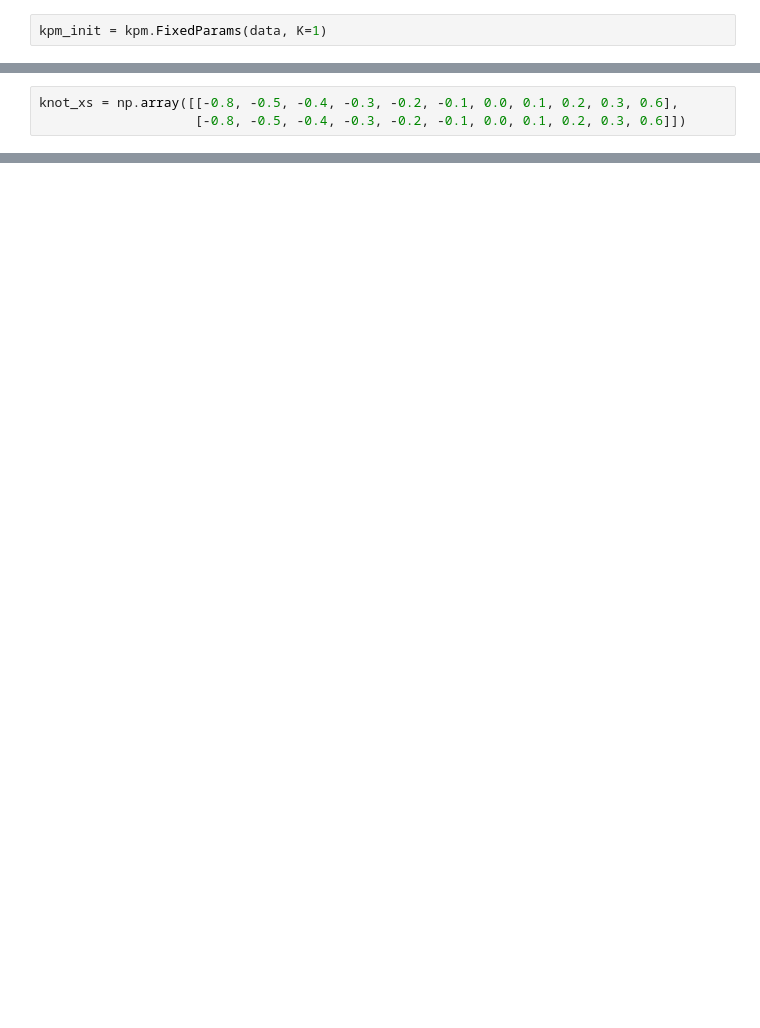
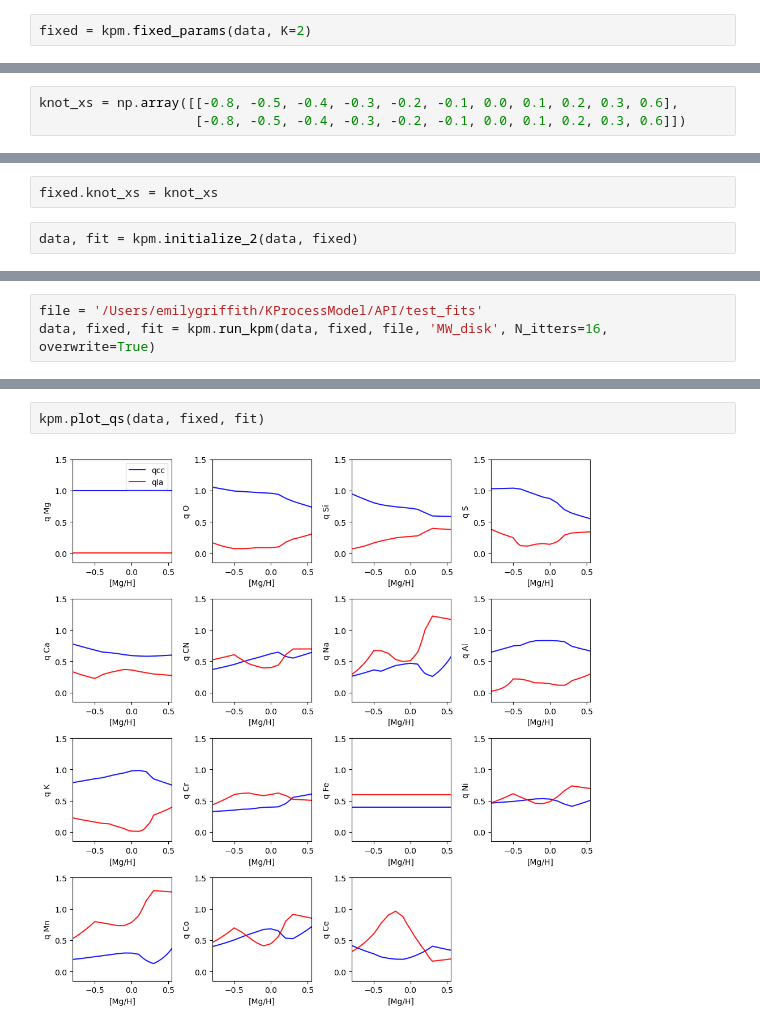
Before and after one commit to 13emilygriffith/KProcessModel, a Jupyter notebook: API/testing.ipynb, the cells around one changed output, grey strips where cells are left out. Saved outputs shown, nothing was run; the diff lists cells and outputs as text; blank space fills up the shorter version.

Commit message:
Adding Run and Visualization Functions

```diff
--- a/API/testing.ipynb
+++ b/API/testing.ipynb
@@ -18,2 +27,2 @@ data = kpm.AbundData(elements, alldata, allivars)
 # %%
-kpm_init = kpm.FixedParams(data, K=1)
+fixed = kpm.fixed_params(data, K=2)
@@ -42,0 +32,4 @@ Aq-step(): we took a step! -5 6201061.5 25658.5
+# %%
+fixed.knot_xs = knot_xs
+# %%
+data, fit = kpm.initialize_2(data, fixed)
@@ -42,0 +44,3 @@ Aq-step(): we took a step! -5 6201061.5 25658.5
+# %%
+file = '/Users/emilygriffith/KProcessModel/API/test_fits'
+data, fixed, fit = kpm.run_kpm(data, fixed, file, 'MW_disk', N_itters=16, overwrite=True)
@@ -42,0 +87,4 @@ Aq-step(): we took a step! -5 6201061.5 25658.5
+# %%
+kpm.plot_qs(data, fixed, fit)
+# %% [output]
+[figure, added]
```
Also changed, not shown: parts of 11 cells of this notebook, 12 other files.
